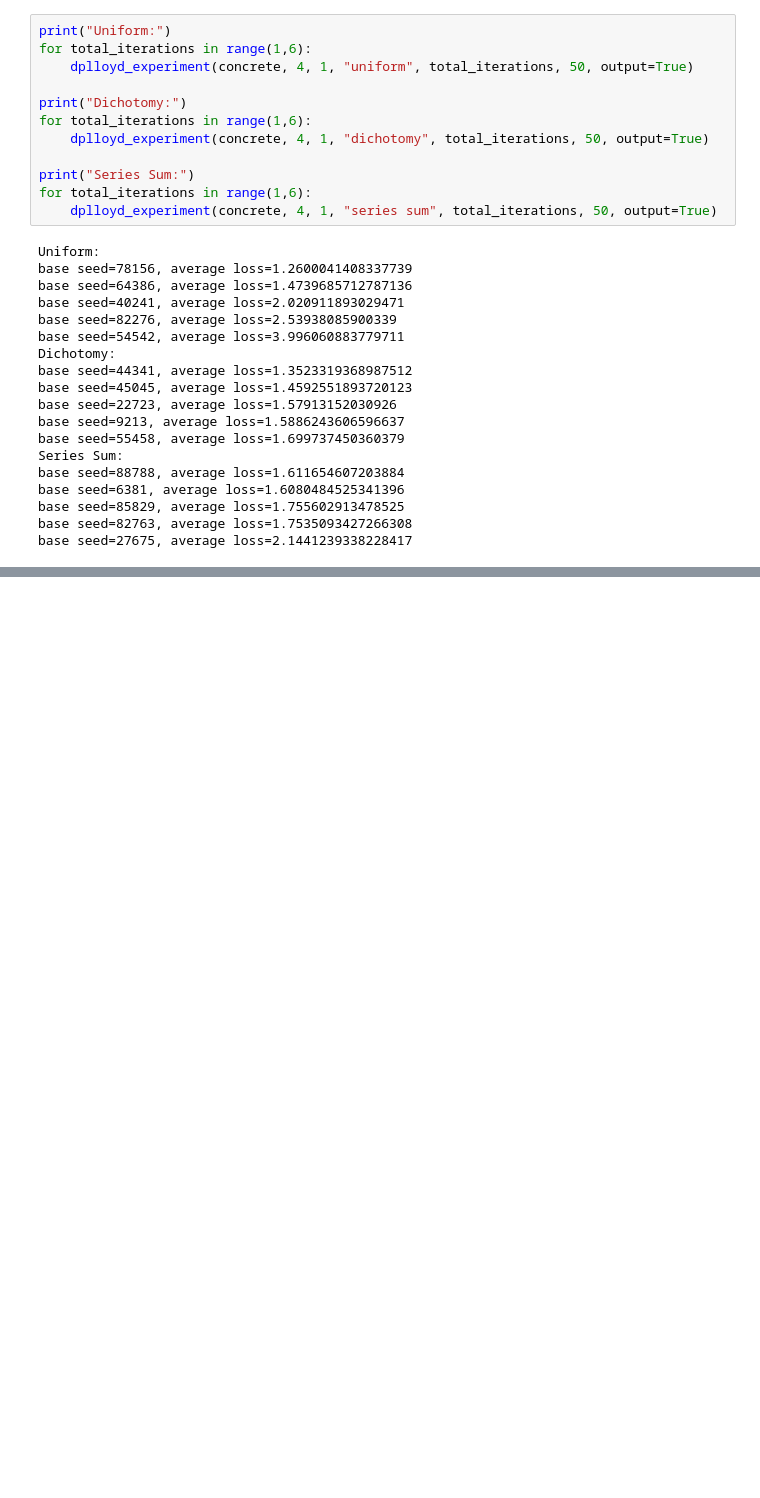
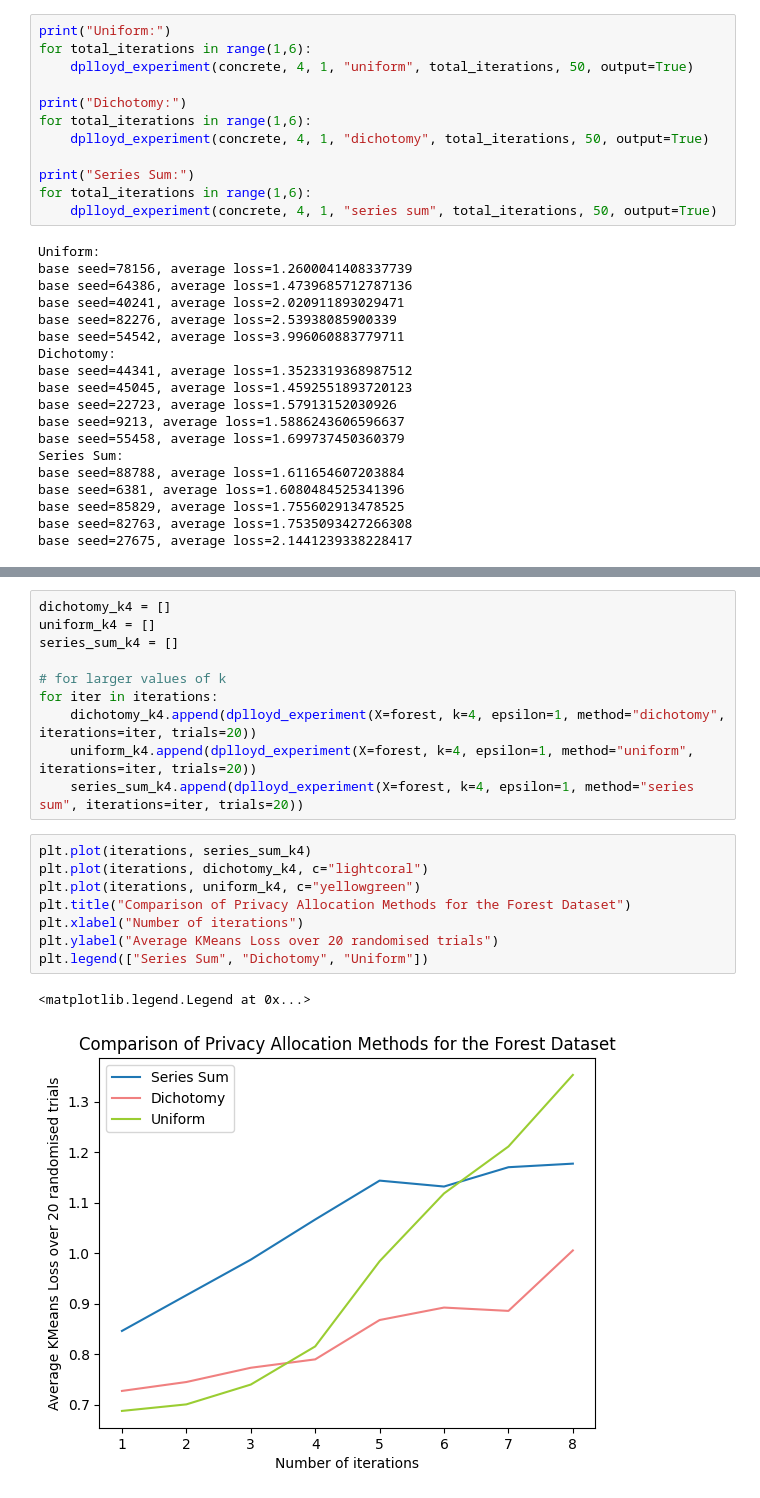
Before and after one commit to amy-ln/dpclustering, a Jupyter notebook: dplloyd-experiment.ipynb, the cells around one changed output, grey strips where cells are left out. Drawn from its saved outputs; the diff is of its cells as text; blank space fills up the shorter version.

```diff
--- a/dplloyd-experiment.ipynb
+++ b/dplloyd-experiment.ipynb
@@ -491,0 +534,21 @@ base seed=27675, average loss=2.1441239338228417
+# %%
+dichotomy_k4 = []
+uniform_k4 = []
+series_sum_k4 = []
+
+# for larger values of k
+for iter in iterations:
+    dichotomy_k4.append(dplloyd_experiment(X=forest, k=4, epsilon=1, method="dichotomy", iterations=iter, trials=20))
+    uniform_k4.append(dplloyd_experiment(X=forest, k=4, epsilon=1, method="uniform", iterations=iter, trials=20))
+    series_sum_k4.append(dplloyd_experiment(X=forest, k=4, epsilon=1, method="series sum", iterations=iter, trials=20))
+# %%
+plt.plot(iterations, series_sum_k4)
+plt.plot(iterations, dichotomy_k4, c="lightcoral")
+plt.plot(iterations, uniform_k4, c="yellowgreen")
+plt.title("Comparison of Privacy Allocation Methods for the Forest Dataset")
+plt.xlabel("Number of iterations")
+plt.ylabel("Average KMeans Loss over 20 randomised trials")
+plt.legend(["Series Sum", "Dichotomy", "Uniform"])
+# %% [output]
+<matplotlib.legend.Legend at 0x...>
+[figure, added]
```
Also changed, not shown: parts of 5 cells of this notebook.
